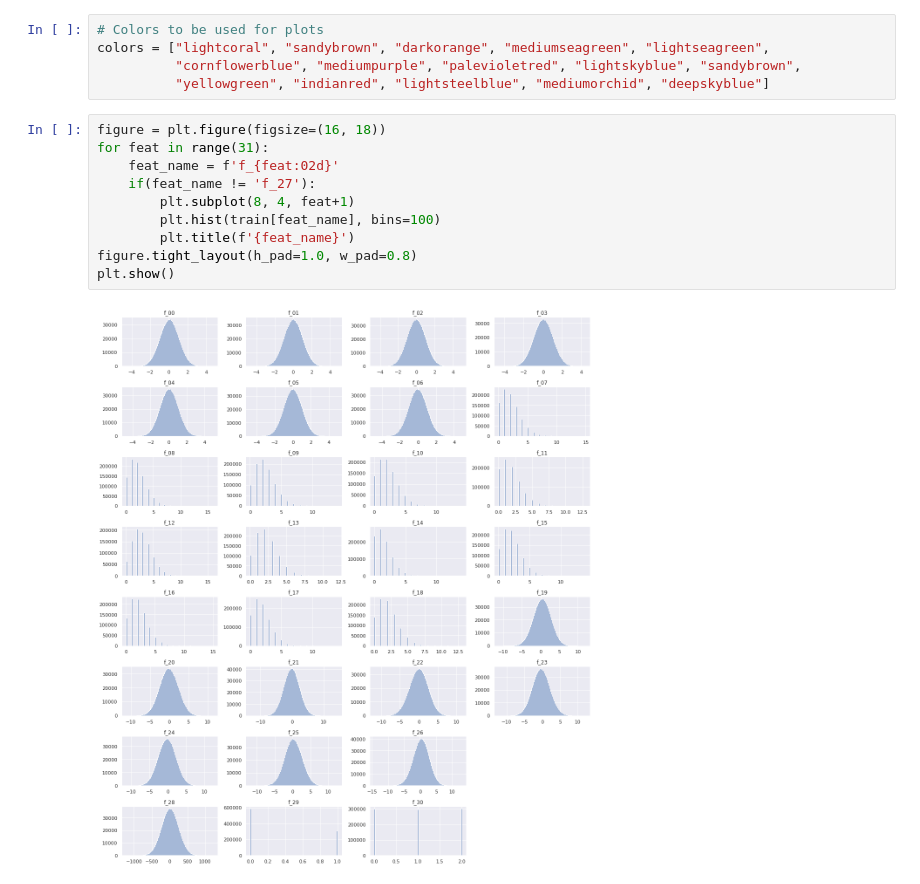
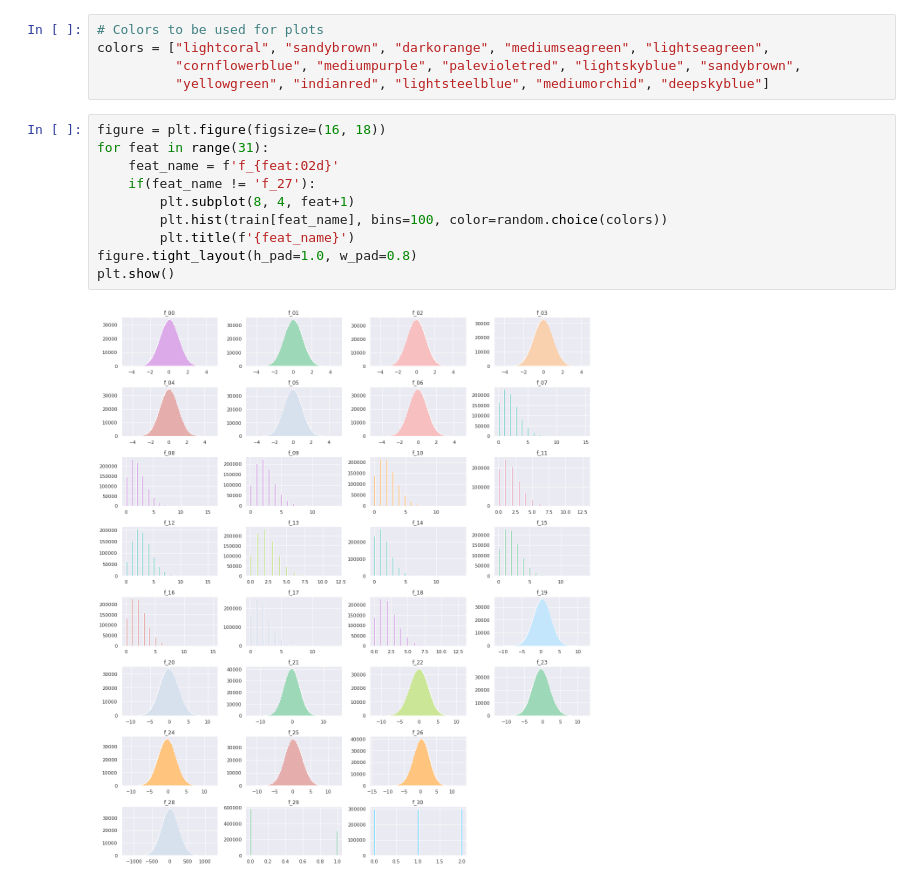
Before and after one commit to RaphaelZH/Kaggle_Competition_Practice_Notebooks_EN, a Jupyter notebook: tabular-playground-series-may-2022.ipynb, the cells around one changed output. Saved outputs shown, nothing was run; the diff lists cells and outputs as text.

```diff
--- a/tabular-playground-series-may-2022.ipynb
+++ b/tabular-playground-series-may-2022.ipynb
@@ -163,12 +165,12 @@ colors = ["lightcoral", "sandybrown", "darkorange", "mediumseagreen", "lightseag
 # %%
 figure = plt.figure(figsize=(16, 18))
 for feat in range(31):
     feat_name = f'f_{feat:02d}'
     if(feat_name != 'f_27'):
         plt.subplot(8, 4, feat+1)
-        plt.hist(train[feat_name], bins=100)
+        plt.hist(train[feat_name], bins=100, color=random.choice(colors))
         plt.title(f'{feat_name}')
 figure.tight_layout(h_pad=1.0, w_pad=0.8)
 plt.show()
 # %% [output]
-[figure, old version]
+[figure, new version]
```
Also changed, not shown: parts of 1 cell of this notebook.
